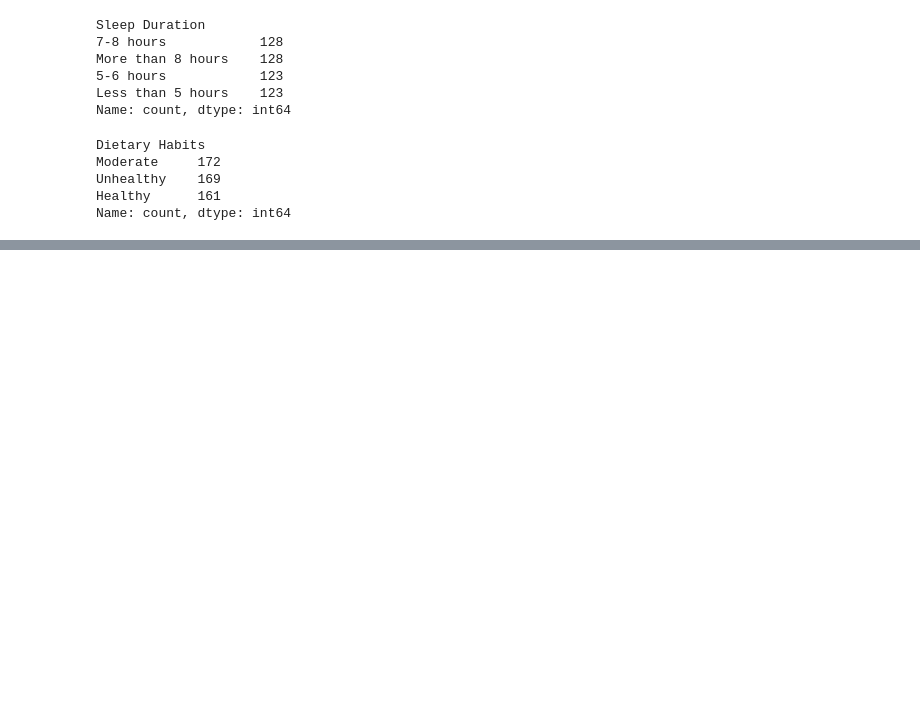
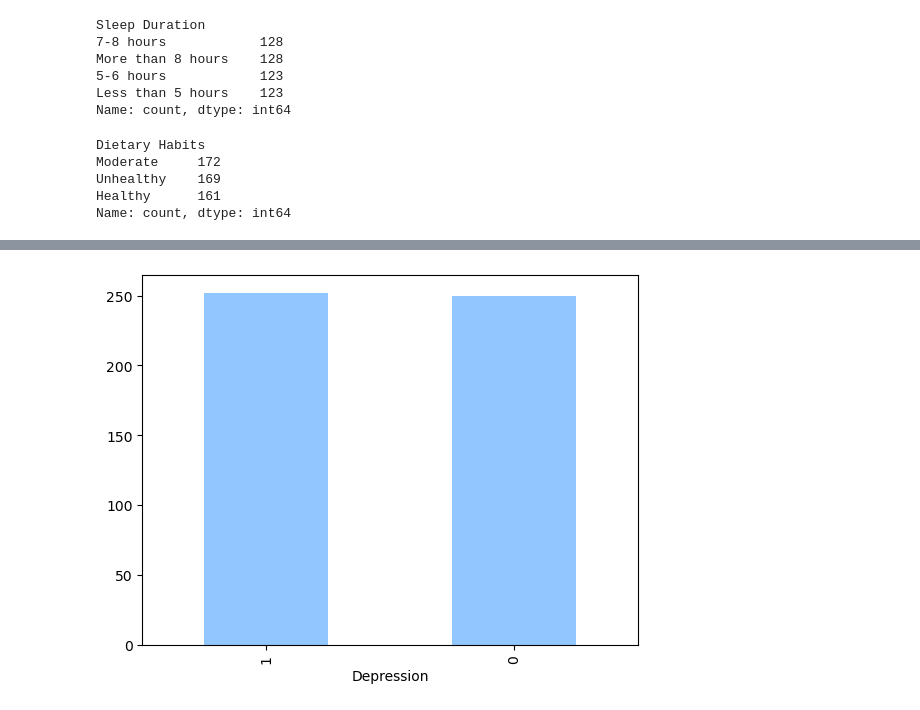
Before and after one commit to crissyro/kaggle_projects, a Jupyter notebook: notebooks/depression_student.ipynb, the cells around one changed output, grey strips where cells are left out. Saved outputs shown, nothing was run; the diff lists cells and outputs as text; code cells hidden in the pictures; blank space fills up the shorter version.

```diff
--- a/notebooks/depression_student.ipynb
+++ b/notebooks/depression_student.ipynb
@@ -132,0 +143,5 @@ Name: count, dtype: int64
+# %%
+df['Depression'] = df['Depression'].map({'Yes': 1, 'No': 0})
+df['Depression'].value_counts().plot(kind='bar');
+# %% [output]
+[figure, added]
```
Also changed, not shown: parts of 2 cells of this notebook.
